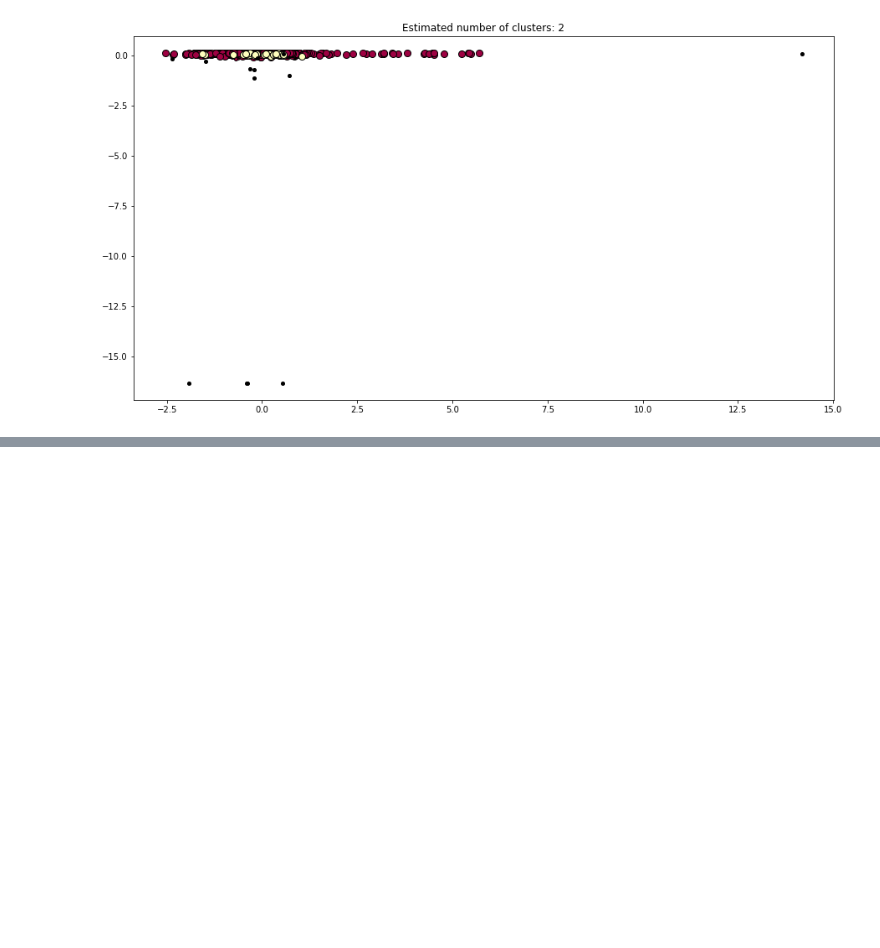
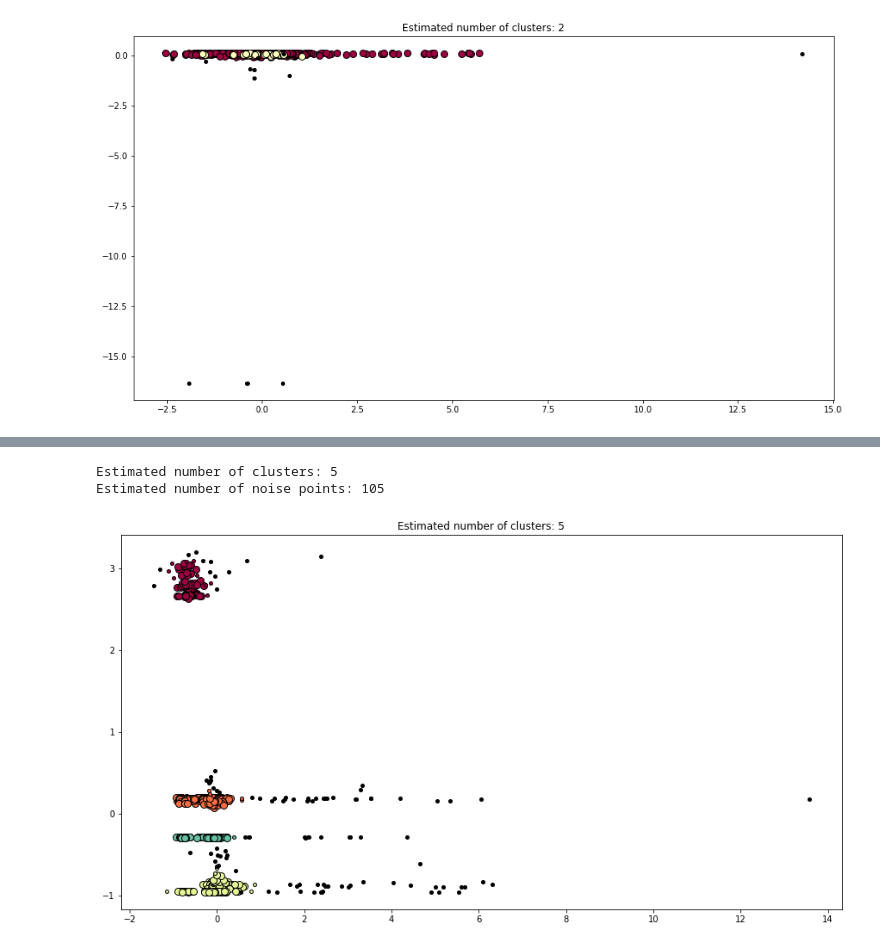
Before and after one commit to xetxezarreta/docker-elk, a Jupyter notebook: sb-ml/clustering/clustering-metricbeat.ipynb, the cells around one changed output, grey strips where cells are left out. Saved outputs shown, nothing was run; the diff lists cells and outputs as text; code cells hidden in the pictures; blank space fills up the shorter version.

Commit message:
dbscan metricbeat memory

```diff
--- a/sb-ml/clustering/clustering-metricbeat.ipynb
+++ b/sb-ml/clustering/clustering-metricbeat.ipynb
@@ -221,0 +225,7 @@ Counter({0: 28,
+# %%
+from sklearn.preprocessing import StandardScaler
+
+df_memory_scalled = StandardScaler().fit_transform(df_memory)
+
+df_memory_scalled = pd.DataFrame(df_memory_scalled, columns=df_memory.columns.values)
+df_memory_scalled.head()
@@ -221,0 +240,43 @@ Counter({0: 28,
+# %%
+from sklearn.cluster import DBSCAN
+
+db_model = DBSCAN(eps=0.3, min_samples=10).fit(df_memory_scalled)
+core_samples_mask = np.zeros_like(db_model.labels_, dtype=bool)
+core_samples_mask[db_model.core_sample_indices_] = True
+labels = db_model.labels_
+
+n_clusters_ = len(set(labels)) - (1 if -1 in labels else 0)
+n_noise_ = list(labels).count(-1)
+
+print('Estimated number of clusters: %d' % n_clusters_)
+print('Estimated number of noise points: %d' % n_noise_)
+# %% [output]
+Estimated number of clusters: 5
+Estimated number of noise points: 105
+# %%
+# Plot result
+import matplotlib.pyplot as plt
+
+# Black removed and is used for noise instead.
+unique_labels = set(labels)
+colors = [plt.cm.Spectral(each)
+          for each in np.linspace(0, 1, len(unique_labels))]
+plt.figure(figsize=(15,8))
+for k, col in zip(unique_labels, colors):
+    if k == -1:
+        # Black used for noise.
+        col = [0, 0, 0, 1]
+
+    class_member_mask = (labels == k)
+
+    xy = df_memory_scalled[class_member_mask & core_samples_mask]
+
+    plt.plot(xy.iloc[:, 0], xy.iloc[:, 1], 'o', markerfacecolor=tuple(col), markeredgecolor='k', markersize=8)
+
+    xy = df_memory_scalled[class_member_mask & ~core_samples_mask]
+    plt.plot(xy.iloc[:, 0], xy.iloc[:, 1], 'o', markerfacecolor=tuple(col), markeredgecolor='k', markersize=4)
+
+plt.title('Estimated number of clusters: %d' % n_clusters_)
+plt.show()
+# %% [output]
+[figure, added]
```
Also changed, not shown: parts of 4 cells of this notebook.
